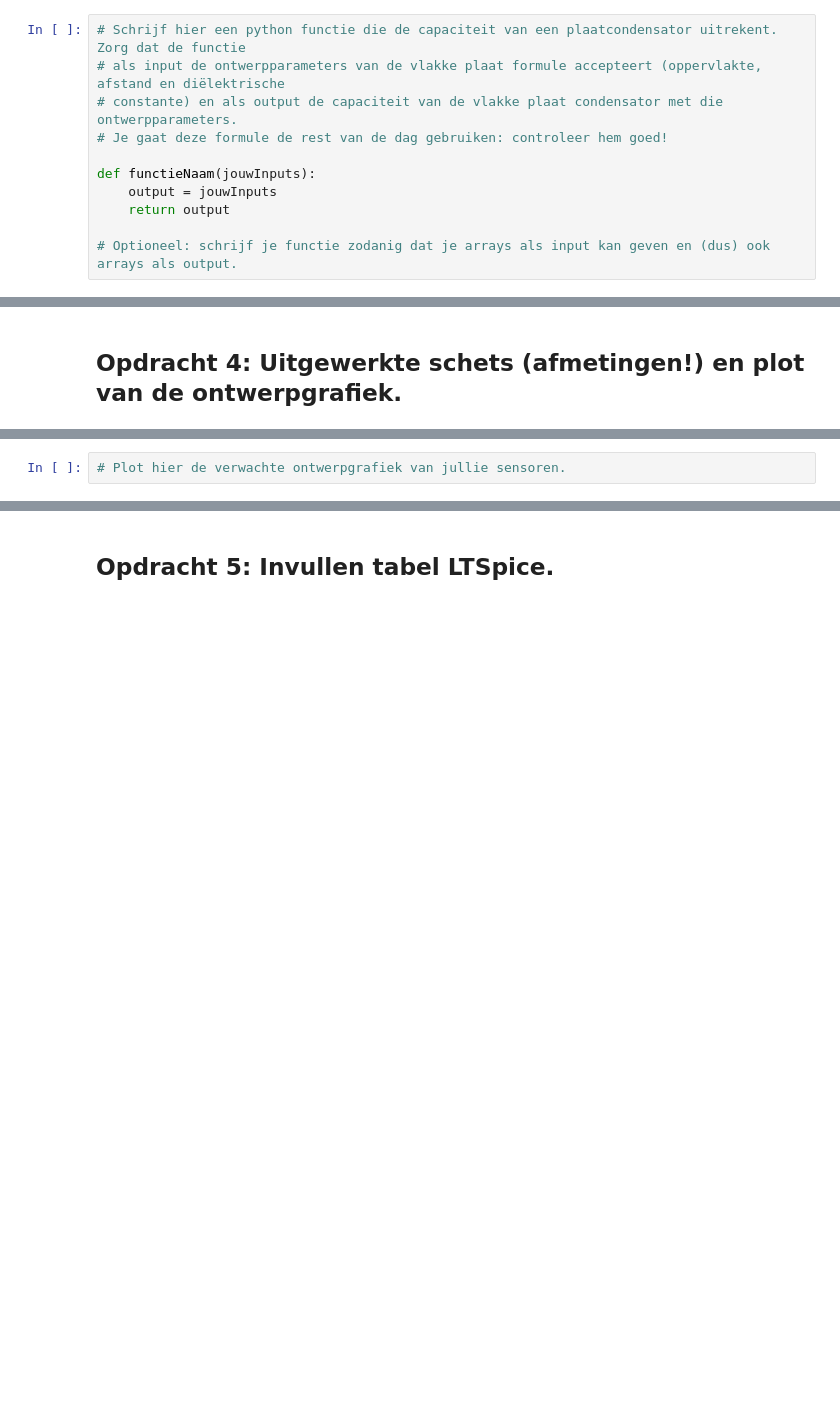
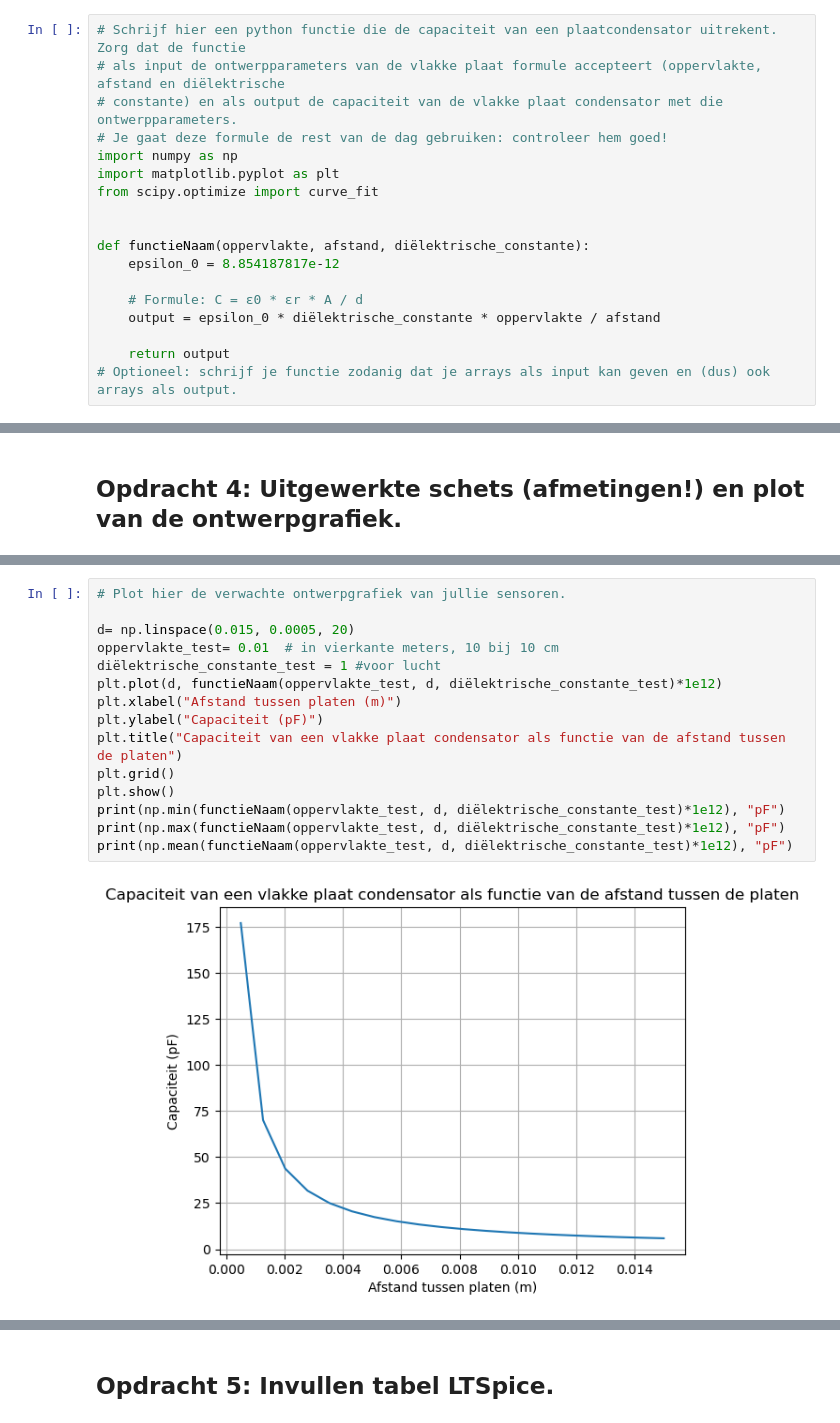
Before and after one commit to wpfPeutz/opdrachten-DEF-D, a Jupyter notebook: FysiekeOntwerpopdrachten/2OntwerpEenSensorCondensator/DEFOntwerpopdracht2OntwerpEenSensorInvulTemplate.ipynb, the cells around one changed output, grey strips where cells are left out. Cells and saved outputs as stored; diff of their text form; blank space fills up the shorter version.

```diff
--- a/FysiekeOntwerpopdrachten/2OntwerpEenSensorCondensator/DEFOntwerpopdracht2OntwerpEenSensorInvulTemplate.ipynb
+++ b/FysiekeOntwerpopdrachten/2OntwerpEenSensorCondensator/DEFOntwerpopdracht2OntwerpEenSensorInvulTemplate.ipynb
@@ -28,9 +28,16 @@ Aan het einde van deze ontwerpopdracht lever je als groep één gezamenlijk note
 # als input de ontwerpparameters van de vlakke plaat formule accepteert (oppervlakte, afstand en diëlektrische
 # constante) en als output de capaciteit van de vlakke plaat condensator met die ontwerpparameters.
 # Je gaat deze formule de rest van de dag gebruiken: controleer hem goed!
+import numpy as np
+import matplotlib.pyplot as plt
+from scipy.optimize import curve_fit
 
-def functieNaam(jouwInputs):
-    output = jouwInputs
+
+def functieNaam(oppervlakte, afstand, diëlektrische_constante):
+    epsilon_0 = 8.854187817e-12
+
+    # Formule: C = ε0 * εr * A / d
+    output = epsilon_0 * diëlektrische_constante * oppervlakte / afstand
+
     return output
-
 # Optioneel: schrijf je functie zodanig dat je arrays als input kan geven en (dus) ook arrays als output.
@@ -73,2 +97,17 @@ Pas deze tekst aan: Wij gaan een sensor maken die X meet.
-# %%
-# Plot hier de verwachte ontwerpgrafiek van jullie sensoren.
+# %%
+# Plot hier de verwachte ontwerpgrafiek van jullie sensoren.
+
+d= np.linspace(0.015, 0.0005, 20)
+oppervlakte_test= 0.01  # in vierkante meters, 10 bij 10 cm
+diëlektrische_constante_test = 1 #voor lucht
+plt.plot(d, functieNaam(oppervlakte_test, d, diëlektrische_constante_test)*1e12)
+plt.xlabel("Afstand tussen platen (m)")
+plt.ylabel("Capaciteit (pF)")
+plt.title("Capaciteit van een vlakke plaat condensator als functie van de afstand tussen de platen")
+plt.grid()
+plt.show()
+print(np.min(functieNaam(oppervlakte_test, d, diëlektrische_constante_test)*1e12), "pF")
+print(np.max(functieNaam(oppervlakte_test, d, diëlektrische_constante_test)*1e12), "pF")
+print(np.mean(functieNaam(oppervlakte_test, d, diëlektrische_constante_test)*1e12), "pF")
+# %% [output]
+[figure, added]
```
Also changed, not shown: parts of 32 cells of this notebook, 9 other files.
